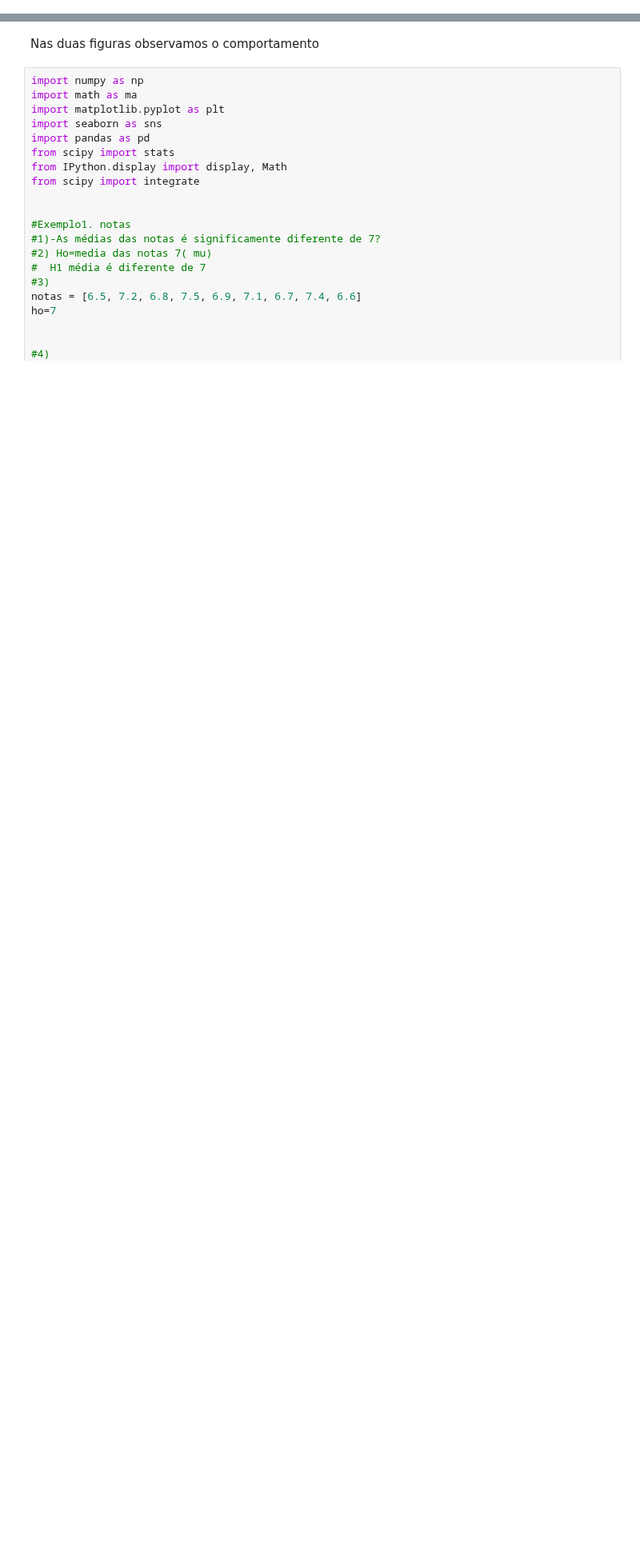
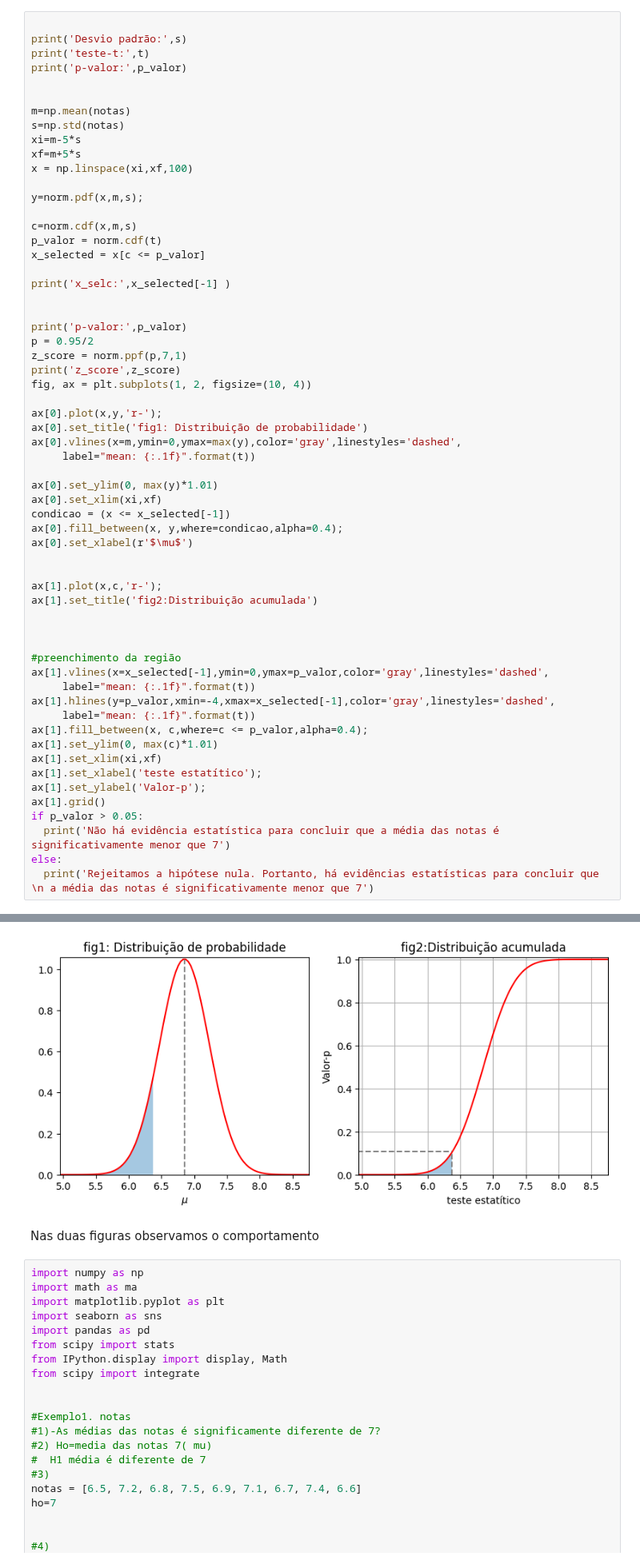
Before and after one commit to albertoakel/EBAC, a Jupyter notebook: notebook/Teste_de_hipotese_exemplos.ipynb, the cells around one changed output, grey strips where cells are left out. Shown at 80% size. Saved outputs shown, nothing was run; the diff lists cells and outputs as text; blank space fills up the shorter version.

```diff
--- a/notebook/Teste_de_hipotese_exemplos.ipynb
+++ b/notebook/Teste_de_hipotese_exemplos.ipynb
@@ -129,0 +187,61 @@ Text(0.5, 0, 'fig 2')
+# %%
+
+print('Desvio padrão:',s)
+print('teste-t:',t)
+print('p-valor:',p_valor)
+
+
+m=np.mean(notas)
+s=np.std(notas)
+xi=m-5*s
+xf=m+5*s
+x = np.linspace(xi,xf,100)
+
+y=norm.pdf(x,m,s);
+
+c=norm.cdf(x,m,s)
+p_valor = norm.cdf(t)
+x_selected = x[c <= p_valor]
+
+print('x_selc:',x_selected[-1] )
+
+
+print('p-valor:',p_valor)
+p = 0.95/2
+z_score = norm.ppf(p,7,1)
+print('z_score',z_score)
+fig, ax = plt.subplots(1, 2, figsize=(10, 4))
+
+ax[0].plot(x,y,'r-');
+ax[0].set_title('fig1: Distribuição de probabilidade')
+ax[0].vlines(x=m,ymin=0,ymax=max(y),color='gray',linestyles='dashed',
+     label="mean: {:.1f}".format(t))
+
+ax[0].set_ylim(0, max(y)*1.01)
+ax[0].set_xlim(xi,xf)
+condicao = (x <= x_selected[-1])
+ax[0].fill_between(x, y,where=condicao,alpha=0.4);
+ax[0].set_xlabel(r'$\mu$')
+
+
+ax[1].plot(x,c,'r-');
+ax[1].set_title('fig2:Distribuição acumulada')
+
+
+
+#preenchimento da região
+ax[1].vlines(x=x_selected[-1],ymin=0,ymax=p_valor,color='gray',linestyles='dashed',
+     label="mean: {:.1f}".format(t))
+ax[1].hlines(y=p_valor,xmin=-4,xmax=x_selected[-1],color='gray',linestyles='dashed',
+     label="mean: {:.1f}".format(t))
+ax[1].fill_between(x, c,where=c <= p_valor,alpha=0.4);
+ax[1].set_ylim(0, max(c)*1.01)
+ax[1].set_xlim(xi,xf)
+ax[1].set_xlabel('teste estatítico');
+ax[1].set_ylabel('Valor-p');
+ax[1].grid()
+if p_valor > 0.05:
+  print('Não há evidência estatística para concluir que a média das notas é significativamente menor que 7')
+else:
+  print('Rejeitamos a hipótese nula. Portanto, há evidências estatísticas para concluir que \n a média das notas é significativamente menor que 7')
+# %% [output]
@@ -130,3 +255,4 @@ Text(0.5, 0, 'fig 2')
+[figure, added]
 # %% [markdown]
 Nas duas figuras observamos o comportamento
 # %%
```
Also changed, not shown: parts of 11 cells of this notebook.
